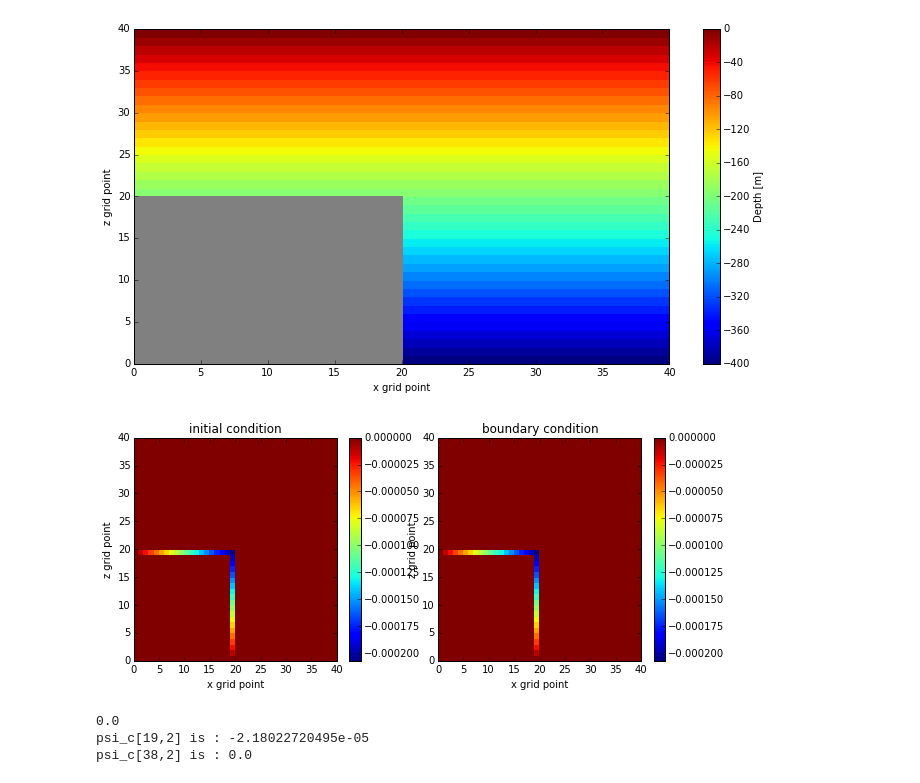
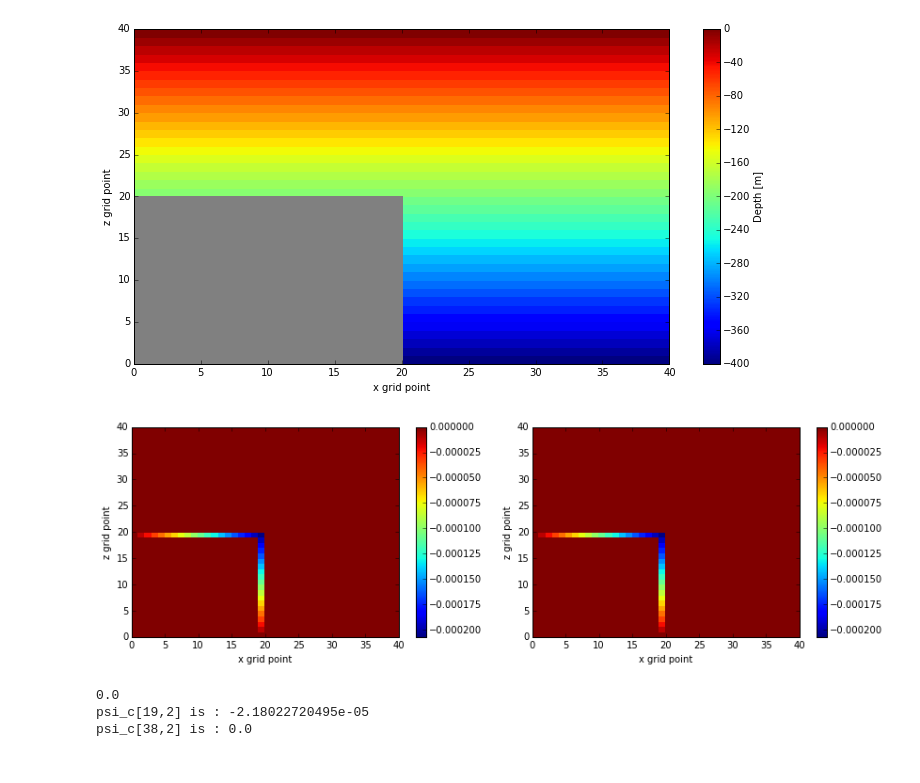
Before and after one commit to jieliu920608/Lab7Assignment, a Jupyter notebook: Project.ipynb, the cells around one changed output. Drawn from its saved outputs; the diff is of its cells as text; code cells hidden in the pictures.

Commit message:
modify initial

```diff
--- a/Project.ipynb
+++ b/Project.ipynb
@@ -408,24 +415,24 @@ def leap_frog2(psi_c, N2):
     return psi_c
 # %%
 psi_c2 = np.zeros((ngrid,ngrid))
-fig, axs =plt.subplots(1,2,figsize = (10,4))
+fig, axs =plt.subplots(1,2,figsize = (14,4))
 psi_c2 = initial_conditions2(psi_c2)
 plot1= axs[0].pcolormesh(psi_c2,linewidth=0,rasterized=True,cmap = 'jet')
-fig.colorbar(plot1, ax=axs[0])
+cabr = fig.colorbar(plot1, ax=axs[0])
 cbar.set_label('streamfunction psi_c2')
-axs[0].set_title('initial condition')
+#axs[0].set_title('initial condition')
 psi_c2 = boundary_conditions2(psi_c2)
 plot2=axs[1].pcolormesh(psi_c2,linewidth=0,rasterized=True,cmap = 'jet')
-fig.colorbar(plot2, ax=axs[1])
+cabr = fig.colorbar(plot2, ax=axs[1])
 cbar.set_label('streamfunction psi_c2')
-axs[1].set_title('boundary condition')
+#axs[1].set_title('boundary condition')
 for ax in axs:
     ax.set_xlim(0,40)
     ax.set_xlabel('x grid point')
     ax.set_ylabel('z grid point')
     ax.set_ylim(0,40)
 # %% [output]
-[figure, old version]
+[figure, new version]
 # %%
 ## after leap frog
 N2= np.zeros([ngrid,ngrid])
```
Also changed, not shown: parts of 3 cells of this notebook.
